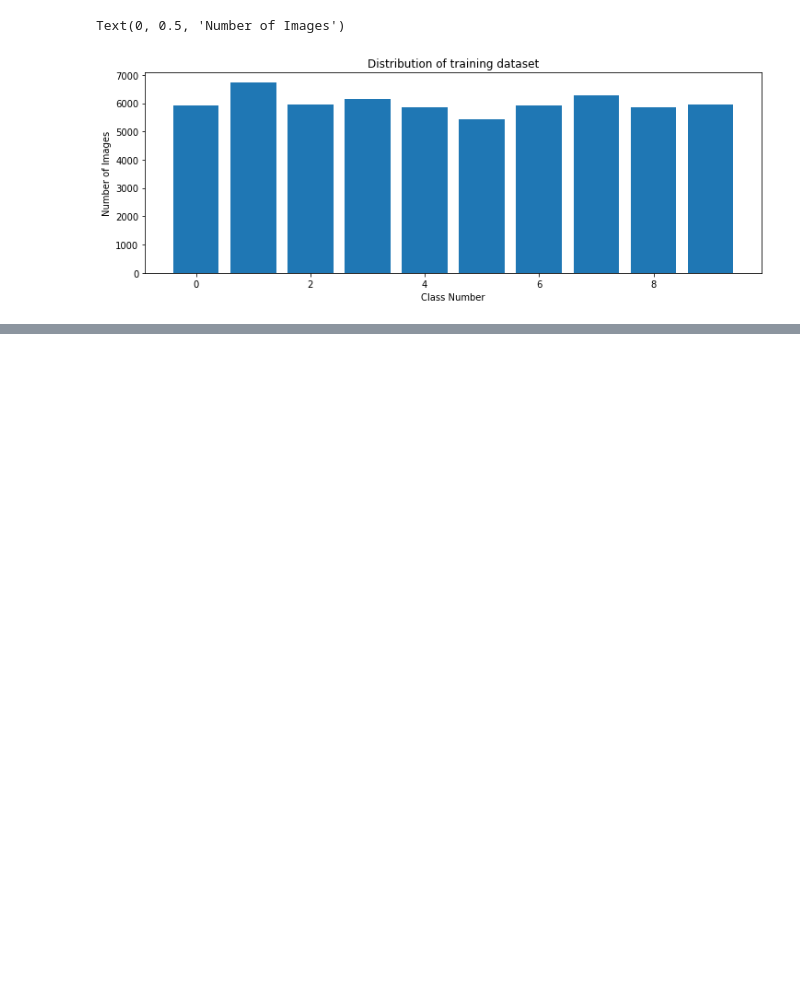
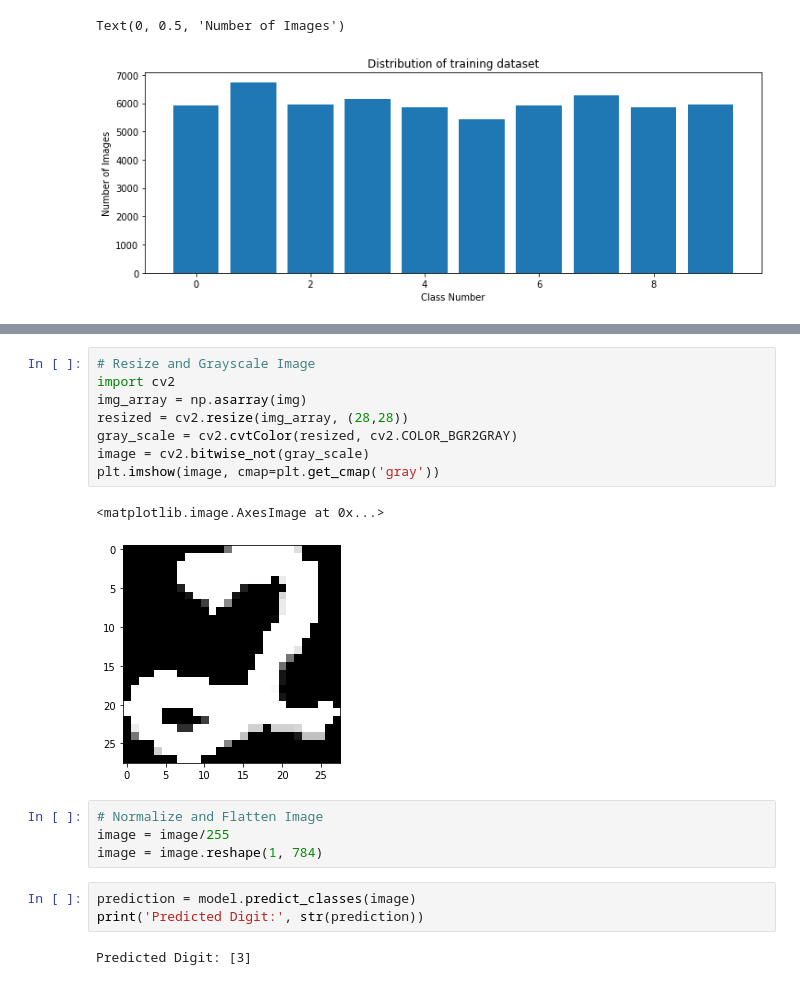
Before and after one commit to aaronspindler/SelfDrivingCar, a Jupyter notebook: MNIST Deep Learning.ipynb, the cells around one changed output, grey strips where cells are left out. Saved outputs shown, nothing was run; the diff lists cells and outputs as text; blank space fills up the shorter version.

```diff
--- a/MNIST Deep Learning.ipynb
+++ b/MNIST Deep Learning.ipynb
@@ -48,0 +145,20 @@ Text(0, 0.5, 'Number of Images')
+# %%
+# Resize and Grayscale Image
+import cv2
+img_array = np.asarray(img)
+resized = cv2.resize(img_array, (28,28))
+gray_scale = cv2.cvtColor(resized, cv2.COLOR_BGR2GRAY)
+image = cv2.bitwise_not(gray_scale)
+plt.imshow(image, cmap=plt.get_cmap('gray'))
+# %% [output]
+<matplotlib.image.AxesImage at 0x...>
+[figure, added]
+# %%
+# Normalize and Flatten Image
+image = image/255
+image = image.reshape(1, 784)
+# %%
+prediction = model.predict_classes(image)
+print('Predicted Digit:', str(prediction))
+# %% [output]
+Predicted Digit: [3]
```
Also changed, not shown: parts of 11 cells of this notebook.
